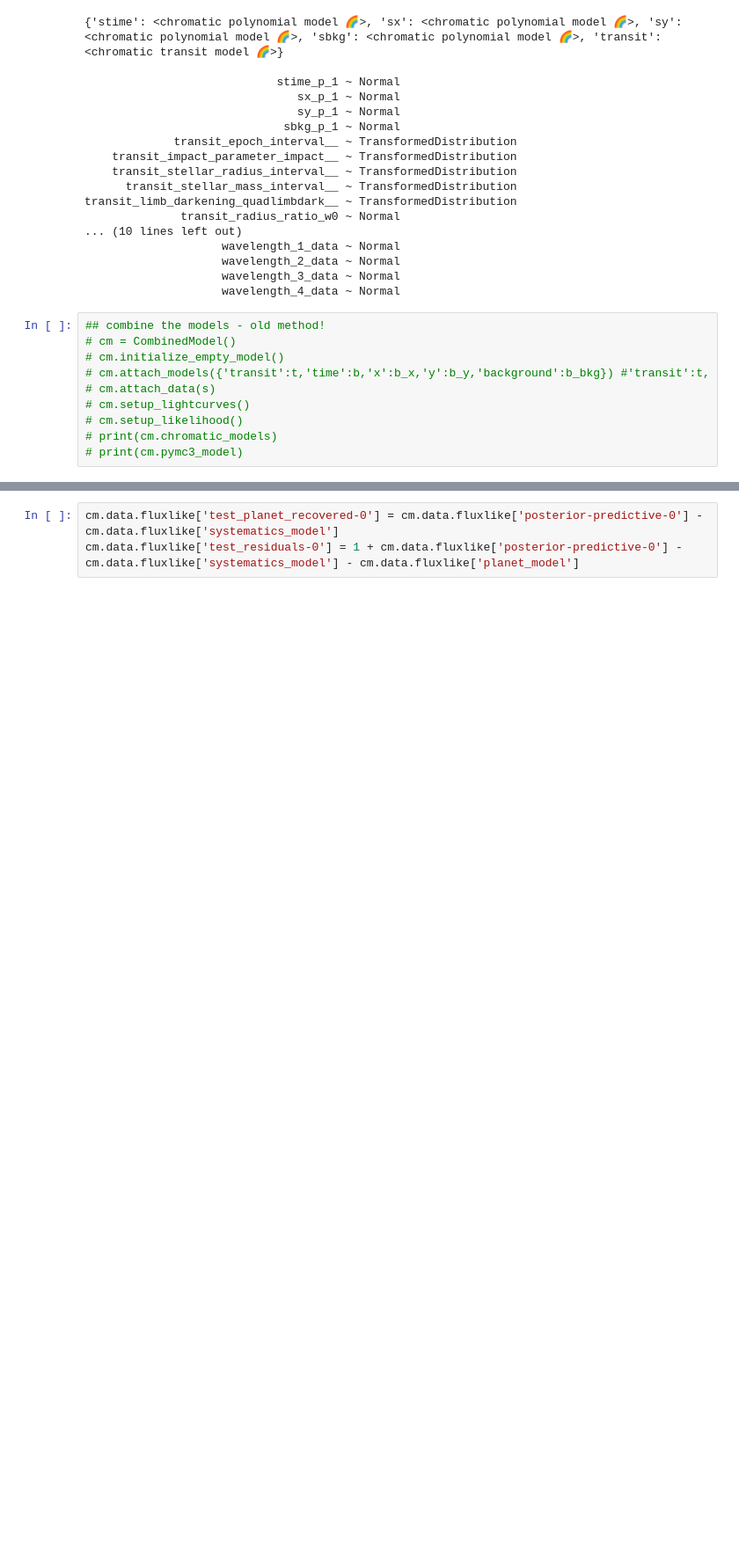
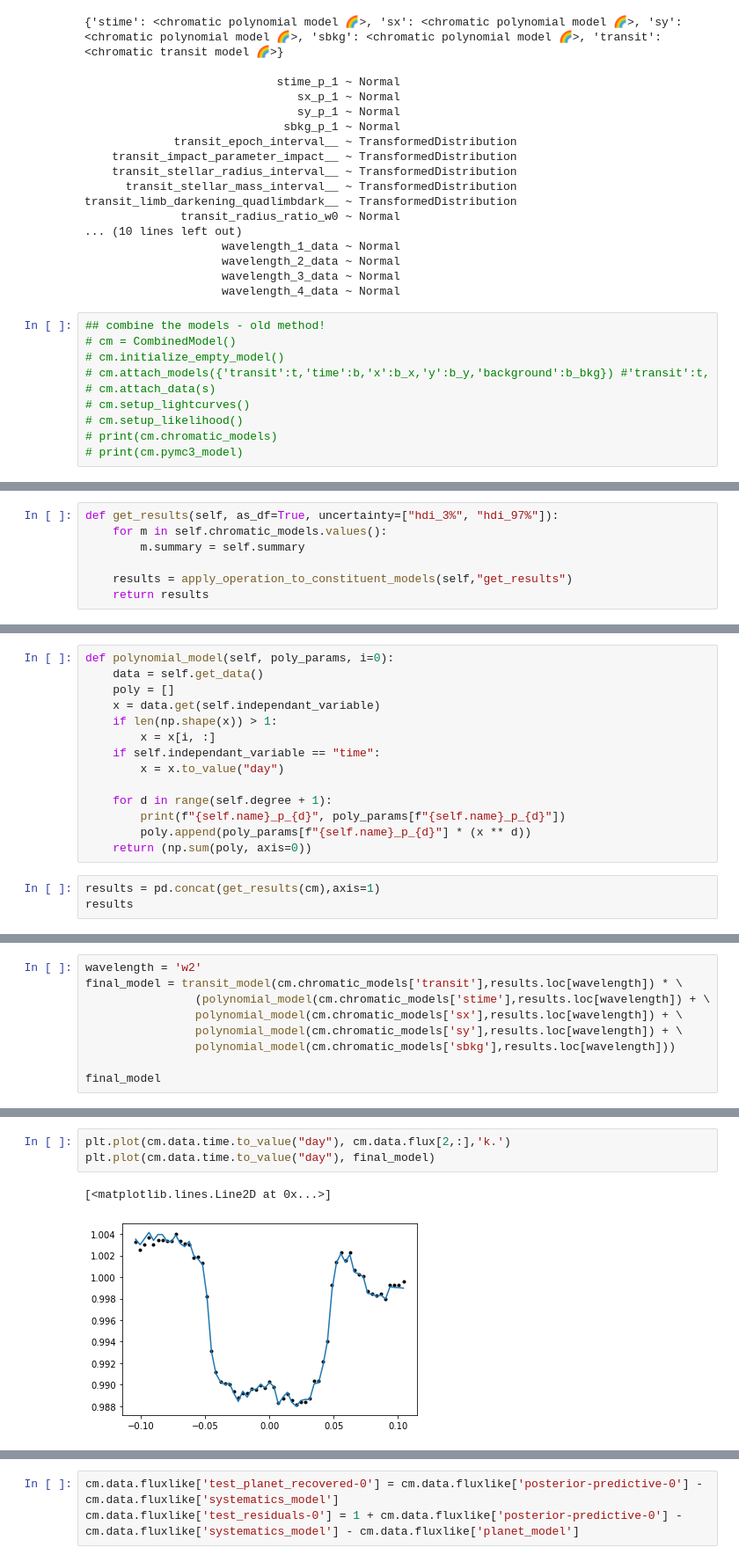
Before and after one commit to catrionamurray/chromatic_fitting, a Jupyter notebook: Systematic_Modelling.ipynb, the cells around one changed output, grey strips where cells are left out. Shown at 88% size. Saved outputs shown, nothing was run; the diff lists cells and outputs as text; blank space fills up the shorter version.

```diff
--- a/Systematic_Modelling.ipynb
+++ b/Systematic_Modelling.ipynb
@@ -244,0 +255,7 @@ f = 1
+# %%
+def get_results(self, as_df=True, uncertainty=["hdi_3%", "hdi_97%"]):
+    for m in self.chromatic_models.values():
+        m.summary = self.summary
+
+    results = apply_operation_to_constituent_models(self,"get_results")
+    return results
@@ -244,0 +280,17 @@ f = 1
+# %%
+def polynomial_model(self, poly_params, i=0):
+    data = self.get_data()
+    poly = []
+    x = data.get(self.independant_variable)
+    if len(np.shape(x)) > 1:
+        x = x[i, :]
+    if self.independant_variable == "time":
+        x = x.to_value("day")
+
+    for d in range(self.degree + 1):
+        print(f"{self.name}_p_{d}", poly_params[f"{self.name}_p_{d}"])
+        poly.append(poly_params[f"{self.name}_p_{d}"] * (x ** d))
+    return (np.sum(poly, axis=0))
+# %%
+results = pd.concat(get_results(cm),axis=1)
+results
@@ -244,0 +305,9 @@ f = 1
+# %%
+wavelength = 'w2'
+final_model = transit_model(cm.chromatic_models['transit'],results.loc[wavelength]) * \
+                (polynomial_model(cm.chromatic_models['stime'],results.loc[wavelength]) + \
+                polynomial_model(cm.chromatic_models['sx'],results.loc[wavelength]) + \
+                polynomial_model(cm.chromatic_models['sy'],results.loc[wavelength]) + \
+                polynomial_model(cm.chromatic_models['sbkg'],results.loc[wavelength]))
+
+final_model
@@ -244,0 +336,6 @@ f = 1
+# %%
+plt.plot(cm.data.time.to_value("day"), cm.data.flux[2,:],'k.')
+plt.plot(cm.data.time.to_value("day"), final_model)
+# %% [output]
+[<matplotlib.lines.Line2D at 0x...>]
+[figure, added]
```
Also changed, not shown: parts of 17 cells of this notebook, 3 other files.
